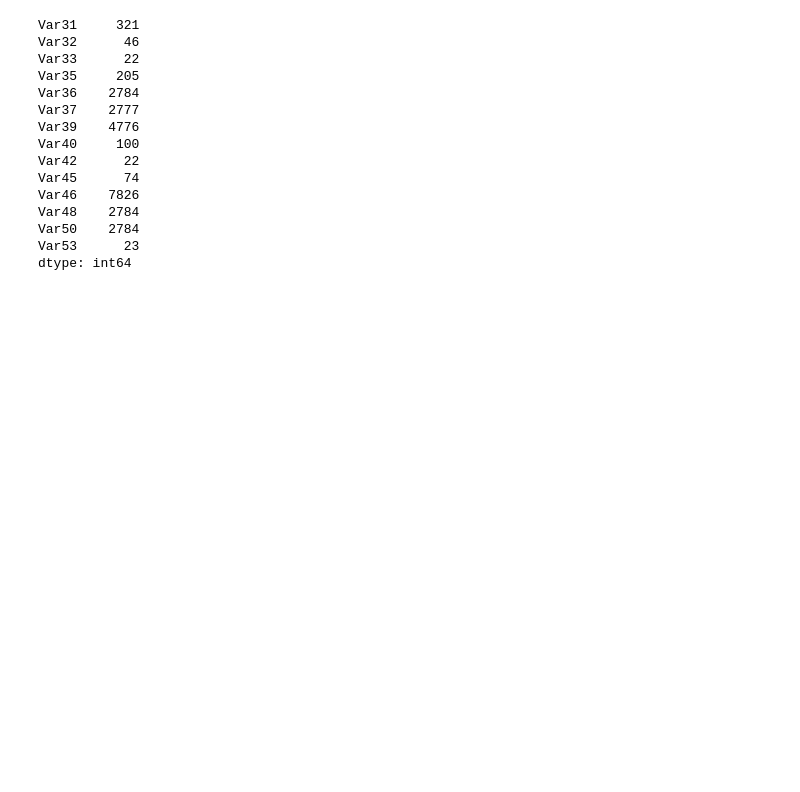
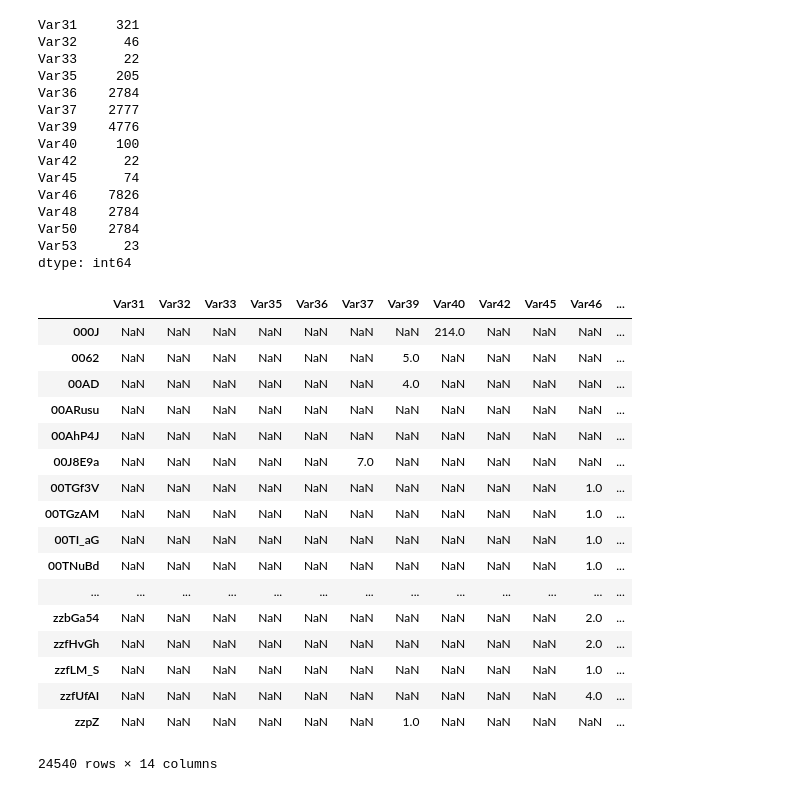
Before and after one commit to suthashok/Miscellaneous_Projects, a Jupyter notebook: case_study.ipynb, the cells around one changed output. Saved outputs shown, nothing was run; the diff lists cells and outputs as text; code cells hidden in the pictures; blank space fills up the shorter version.

```diff
--- a/case_study.ipynb
+++ b/case_study.ipynb
@@ -208,0 +233,23 @@ a.to_csv('a.csv')
+# %%
+#Count for each level in each column
+values = df4_p2.apply(pd.value_counts)
+values
+# %% [output]
+|  | Var31 | Var32 | Var33 | Var35 | Var36 | Var37 | Var39 | Var40 | Var42 | Var45 | Var46 | ... |
+| 000J | NaN | NaN | NaN | NaN | NaN | NaN | NaN | 214.0 | NaN | NaN | NaN | ... |
+| 0062 | NaN | NaN | NaN | NaN | NaN | NaN | 5.0 | NaN | NaN | NaN | NaN | ... |
+| 00AD | NaN | NaN | NaN | NaN | NaN | NaN | 4.0 | NaN | NaN | NaN | NaN | ... |
+| 00ARusu | NaN | NaN | NaN | NaN | NaN | NaN | NaN | NaN | NaN | NaN | NaN | ... |
+| 00AhP4J | NaN | NaN | NaN | NaN | NaN | NaN | NaN | NaN | NaN | NaN | NaN | ... |
+| 00J8E9a | NaN | NaN | NaN | NaN | NaN | 7.0 | NaN | NaN | NaN | NaN | NaN | ... |
+| 00TGf3V | NaN | NaN | NaN | NaN | NaN | NaN | NaN | NaN | NaN | NaN | 1.0 | ... |
+| 00TGzAM | NaN | NaN | NaN | NaN | NaN | NaN | NaN | NaN | NaN | NaN | 1.0 | ... |
+| 00TI_aG | NaN | NaN | NaN | NaN | NaN | NaN | NaN | NaN | NaN | NaN | 1.0 | ... |
+| 00TNuBd | NaN | NaN | NaN | NaN | NaN | NaN | NaN | NaN | NaN | NaN | 1.0 | ... |
+| ... | ... | ... | ... | ... | ... | ... | ... | ... | ... | ... | ... | ... |
+| zzbGa54 | NaN | NaN | NaN | NaN | NaN | NaN | NaN | NaN | NaN | NaN | 2.0 | ... |
+| zzfHvGh | NaN | NaN | NaN | NaN | NaN | NaN | NaN | NaN | NaN | NaN | 2.0 | ... |
+| zzfLM_S | NaN | NaN | NaN | NaN | NaN | NaN | NaN | NaN | NaN | NaN | 1.0 | ... |
+| zzfUfAI | NaN | NaN | NaN | NaN | NaN | NaN | NaN | NaN | NaN | NaN | 4.0 | ... |
+| zzpZ | NaN | NaN | NaN | NaN | NaN | NaN | 1.0 | NaN | NaN | NaN | NaN | ... |
+24540 rows × 14 columns
```
Also changed, not shown: parts of 45 cells of this notebook.
